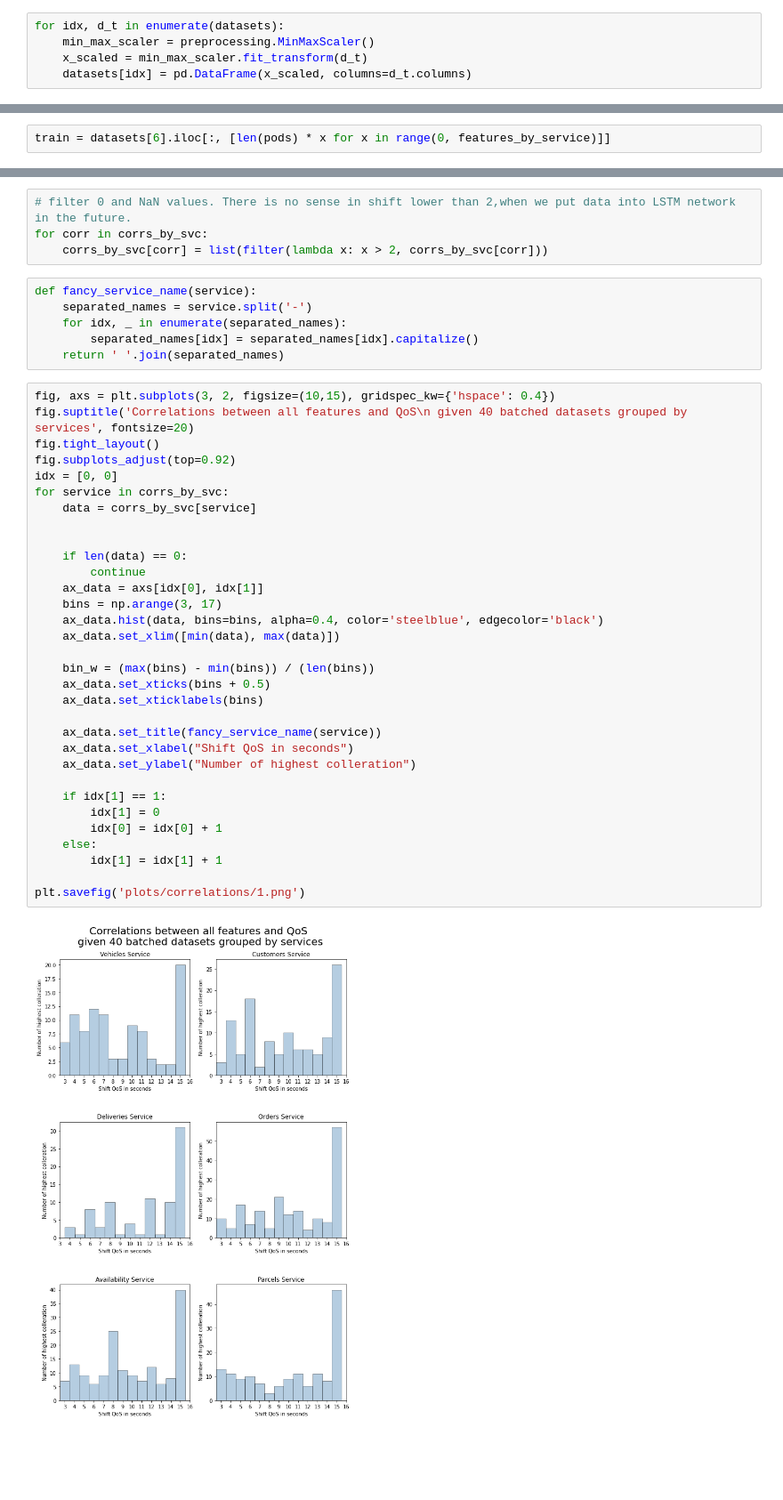
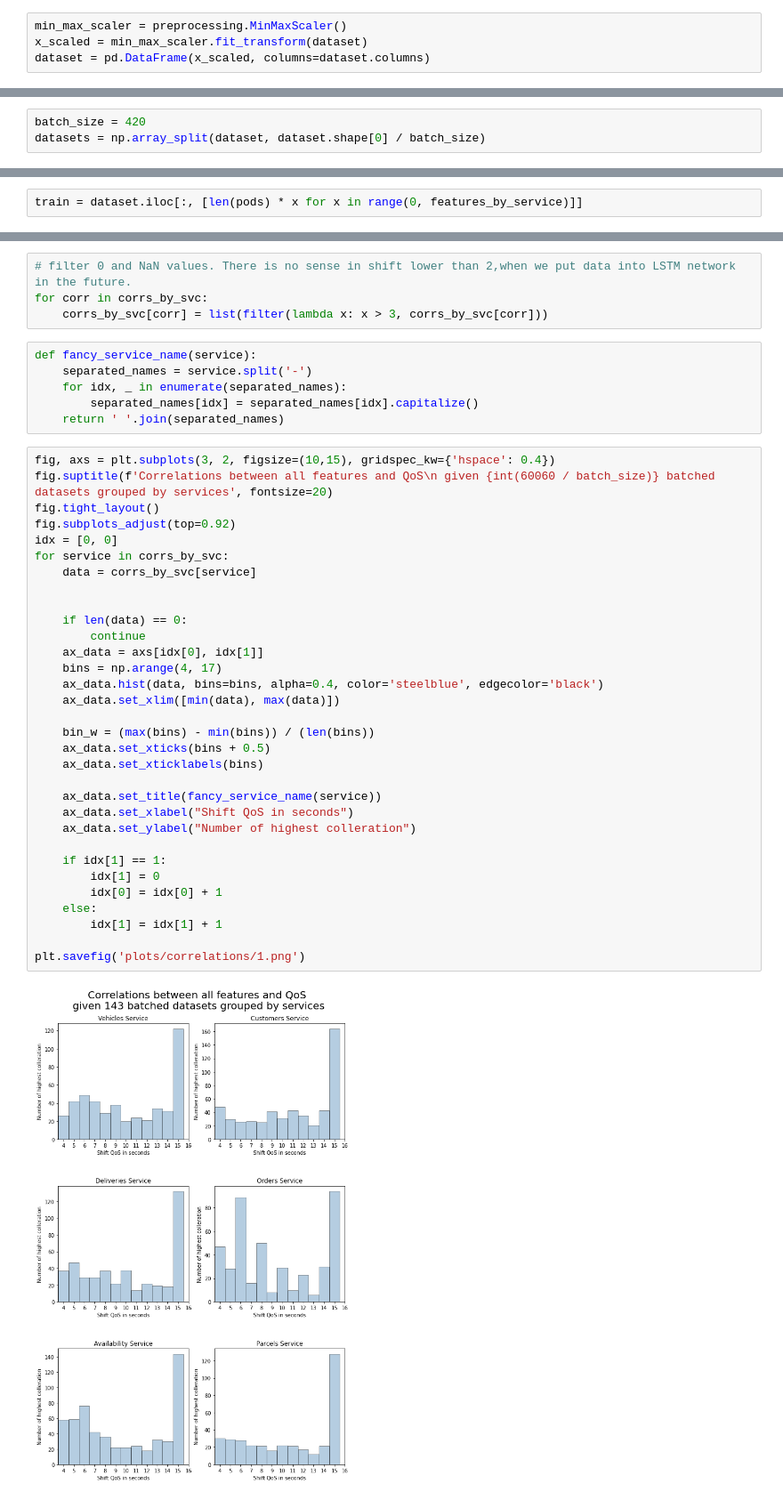
Before and after one commit to Microservices-DetectingQoSViolations/Pacco.QoSNeuralNetwork, a Jupyter notebook: src/LinearRegression.ipynb, the cells around one changed output, grey strips where cells are left out. Shown at 89% size. Drawn from its saved outputs; the diff is of its cells as text; blank space fills up the shorter version.

Commit message:
Jupyter notebooks. Using NN (LSTM + CNN). Create DataPresenter and LinearRegression

```diff
--- a/src/LinearRegression.ipynb
+++ b/src/LinearRegression.ipynb
@@ -43,5 +39,4 @@ len(datasets)
 # %%
-for idx, d_t in enumerate(datasets):
-    min_max_scaler = preprocessing.MinMaxScaler()
-    x_scaled = min_max_scaler.fit_transform(d_t)
-    datasets[idx] = pd.DataFrame(x_scaled, columns=d_t.columns)
+min_max_scaler = preprocessing.MinMaxScaler()
+x_scaled = min_max_scaler.fit_transform(dataset)
+dataset = pd.DataFrame(x_scaled, columns=dataset.columns)
@@ -78,3 +47,6 @@ Index(['aspnetcore_requests_per_second_sum_vehicles-service',
+# %%
+batch_size = 420
+datasets = np.array_split(dataset, dataset.shape[0] / batch_size)
 # %%
 from sklearn import linear_model
 import random
@@ -160,7 +130,7 @@ plt.savefig('plots/linear/1.png')
 # %%
 from scipy import signal, fftpack
 # %%
-train = datasets[6].iloc[:, [len(pods) * x for x in range(0, features_by_service)]]
+train = dataset.iloc[:, [len(pods) * x for x in range(0, features_by_service)]]
 # %%
 train.corr()
 # %% [output]
@@ -212,7 +182,7 @@ for dataset in datasets:
 # %%
 # filter 0 and NaN values. There is no sense in shift lower than 2,when we put data into LSTM network in the future.
 for corr in corrs_by_svc:
-    corrs_by_svc[corr] = list(filter(lambda x: x > 2, corrs_by_svc[corr]))
+    corrs_by_svc[corr] = list(filter(lambda x: x > 3, corrs_by_svc[corr]))
 # %%
 def fancy_service_name(service):
     separated_names = service.split('-')
@@ -221,35 +191,35 @@ def fancy_service_name(service):
     return ' '.join(separated_names)
 # %%
 fig, axs = plt.subplots(3, 2, figsize=(10,15), gridspec_kw={'hspace': 0.4})
-fig.suptitle('Correlations between all features and QoS\n given 40 batched datasets grouped by services', fontsize=20)
+fig.suptitle(f'Correlations between all features and QoS\n given {int(60060 / batch_size)} batched datasets grouped by services', fontsize=20)
 fig.tight_layout()
 fig.subplots_adjust(top=0.92)
 idx = [0, 0]
 for service in corrs_by_svc:
     data = corrs_by_svc[service]
 
 
     if len(data) == 0:
         continue
     ax_data = axs[idx[0], idx[1]]
-    bins = np.arange(3, 17)
+    bins = np.arange(4, 17)
     ax_data.hist(data, bins=bins, alpha=0.4, color='steelblue', edgecolor='black')
     ax_data.set_xlim([min(data), max(data)])
 
     bin_w = (max(bins) - min(bins)) / (len(bins))
     ax_data.set_xticks(bins + 0.5)
     ax_data.set_xticklabels(bins)
 
     ax_data.set_title(fancy_service_name(service))
     ax_data.set_xlabel("Shift QoS in seconds")
     ax_data.set_ylabel("Number of highest colleration")
 
     if idx[1] == 1:
         idx[1] = 0
         idx[0] = idx[0] + 1
     else:
         idx[1] = idx[1] + 1
 
 plt.savefig('plots/correlations/1.png')
 # %% [output]
-[figure, old version]
+[figure, new version]
```
Also changed, not shown: parts of 12 cells of this notebook, 5 other files.
